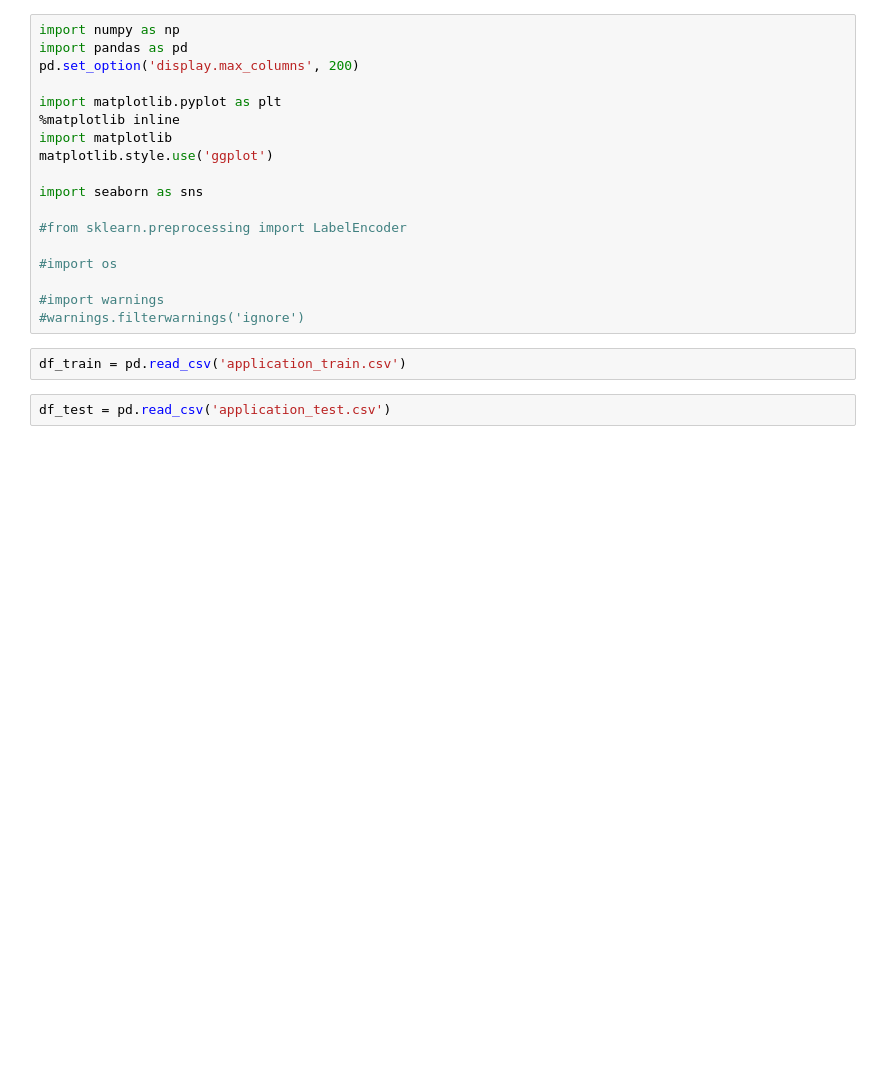
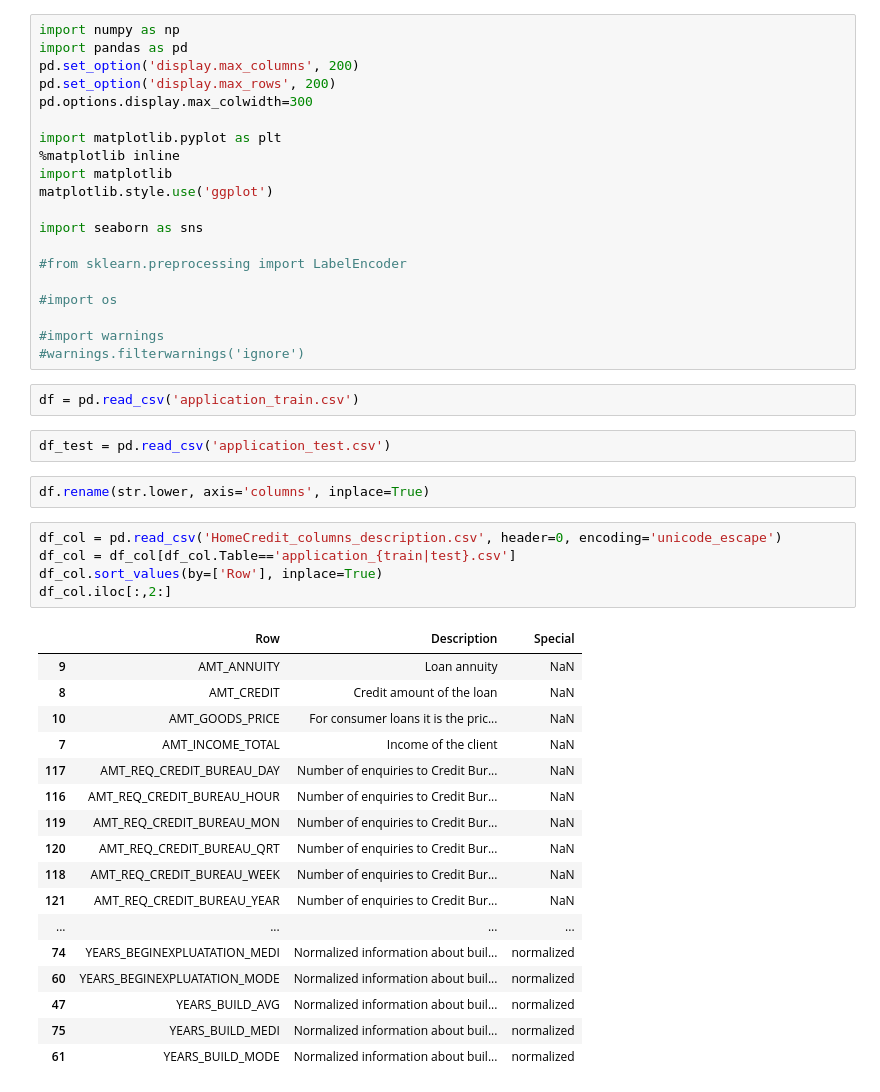
Before and after one commit to 6esche/HomeCredit, a Jupyter notebook: EDA.ipynb, the cells around one changed output. Saved outputs shown, nothing was run; the diff lists cells and outputs as text; blank space fills up the shorter version.

```diff
--- a/EDA.ipynb
+++ b/EDA.ipynb
@@ -2,6 +2,8 @@
 import numpy as np
 import pandas as pd
 pd.set_option('display.max_columns', 200)
+pd.set_option('display.max_rows', 200)
+pd.options.display.max_colwidth=300
 
 import matplotlib.pyplot as plt
 %matplotlib inline
@@ -17,7 +19,32 @@ import seaborn as sns
 #import warnings
 #warnings.filterwarnings('ignore')
 # %%
-df_train = pd.read_csv('application_train.csv')
+df = pd.read_csv('application_train.csv')
 # %%
 df_test = pd.read_csv('application_test.csv')
+# %%
+df.rename(str.lower, axis='columns', inplace=True)
+# %%
+df_col = pd.read_csv('HomeCredit_columns_description.csv', header=0, encoding='unicode_escape')
+df_col = df_col[df_col.Table=='application_{train|test}.csv']
+df_col.sort_values(by=['Row'], inplace=True)
+df_col.iloc[:,2:]
+# %% [output]
+|  | Row | Description | Special |
+| 9 | AMT_ANNUITY | Loan annuity | NaN |
+| 8 | AMT_CREDIT | Credit amount of the loan | NaN |
+| 10 | AMT_GOODS_PRICE | For consumer loans it is the pric... | NaN |
+| 7 | AMT_INCOME_TOTAL | Income of the client | NaN |
+| 117 | AMT_REQ_CREDIT_BUREAU_DAY | Number of enquiries to Credit Bur... | NaN |
+| 116 | AMT_REQ_CREDIT_BUREAU_HOUR | Number of enquiries to Credit Bur... | NaN |
+| 119 | AMT_REQ_CREDIT_BUREAU_MON | Number of enquiries to Credit Bur... | NaN |
+| 120 | AMT_REQ_CREDIT_BUREAU_QRT | Number of enquiries to Credit Bur... | NaN |
+| 118 | AMT_REQ_CREDIT_BUREAU_WEEK | Number of enquiries to Credit Bur... | NaN |
+| 121 | AMT_REQ_CREDIT_BUREAU_YEAR | Number of enquiries to Credit Bur... | NaN |
+| ... | ... | ... | ... |
+| 74 | YEARS_BEGINEXPLUATATION_MEDI | Normalized information about buil... | normalized |
+| 60 | YEARS_BEGINEXPLUATATION_MODE | Normalized information about buil... | normalized |
+| 47 | YEARS_BUILD_AVG | Normalized information about buil... | normalized |
+| 75 | YEARS_BUILD_MEDI | Normalized information about buil... | normalized |
+| 61 | YEARS_BUILD_MODE | Normalized information about buil... | normalized |
 # %%
```
Also changed, not shown: parts of 33 cells of this notebook.
